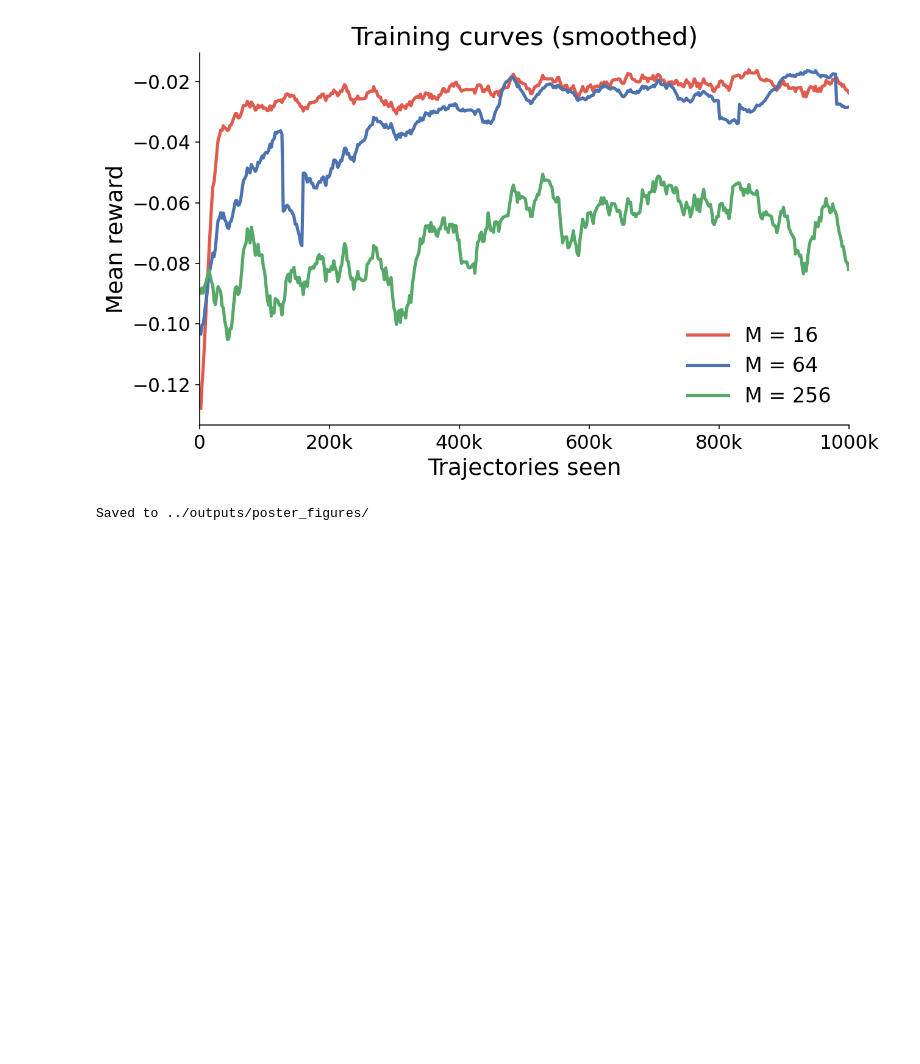
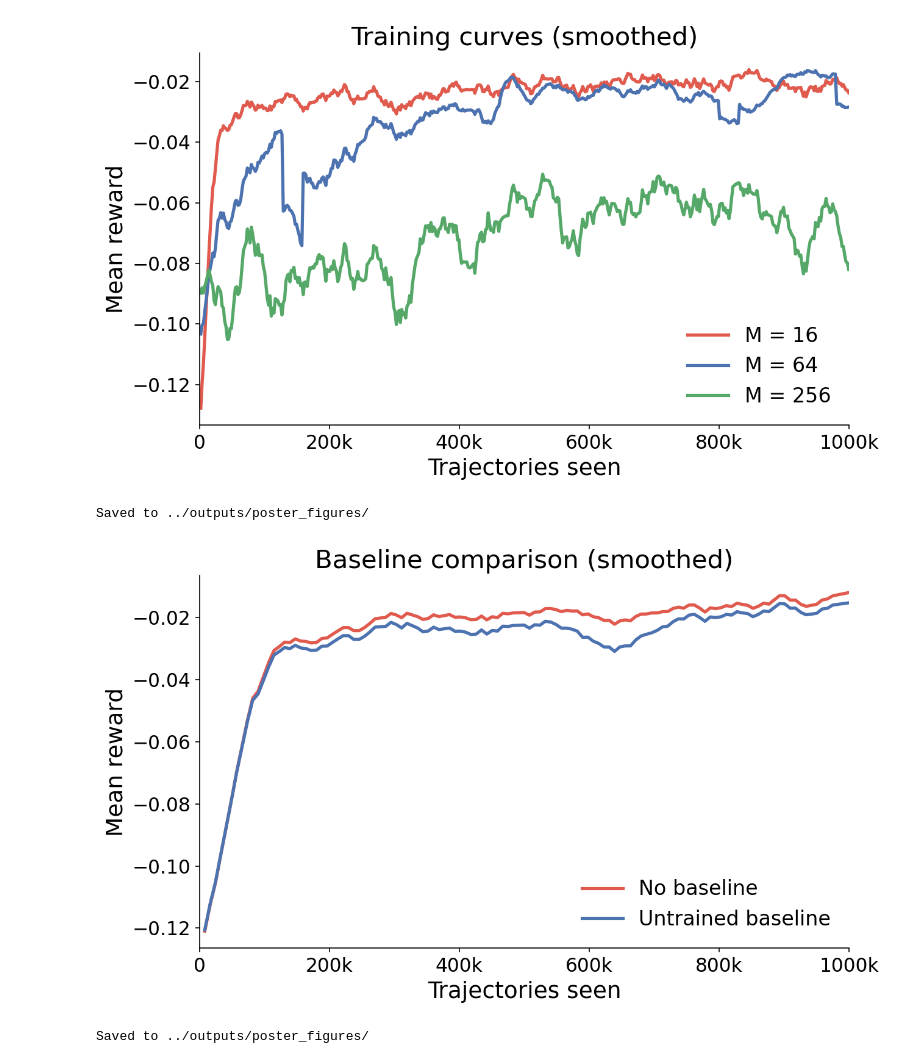
Before and after one commit to denizmsayin/rl-mesh-deformation, a Jupyter notebook: notebooks/poster_plots.ipynb, the cells around one changed output. Cells and saved outputs as stored; diff of their text form; code cells hidden in the pictures; blank space fills up the shorter version.

Commit message:
part of baseline comparison

```diff
--- a/notebooks/poster_plots.ipynb
+++ b/notebooks/poster_plots.ipynb
@@ -74,3 +74,40 @@ print(f'Saved to {OUT}/')
 # %% [output]
 [figure]
 Saved to ../outputs/poster_figures/
+# %%
+baseline_runs = {
+    'No baseline':        BASE / 'baseline_none'       / 'train_log.csv',
+    'Untrained baseline': BASE / 'baseline_randominit' / 'train_log.csv',
+}
+baseline_dfs = {label: pd.read_csv(path) for label, path in baseline_runs.items()}
+
+fig, ax = plt.subplots(figsize=(9, 5.5))
+
+for (label, df), color in zip(baseline_dfs.items(), COLORS):
+    df = df[df['traj'] <= TOTAL_TRAJ]
+    traj   = df['traj'].values
+    r_mean = df['reward_mean'].values
+    r_std  = df['reward_std'].values
+
+    s_mean = smooth(r_mean)
+    s_std  = smooth(r_std)
+
+    ax.plot(traj, s_mean, color=color, label=label)
+
+ax.set_xlabel('Trajectories seen')
+ax.set_ylabel('Mean reward')
+ax.set_title('Baseline comparison (smoothed)')
+ax.set_xlim(0, TOTAL_TRAJ)
+ax.legend(frameon=False)
+ax.xaxis.set_major_formatter(ticker.FuncFormatter(
+    lambda x, _: f'{int(x/1000)}k' if x > 0 else '0'
+))
+
+fig.tight_layout()
+fig.savefig(OUT / 'poster_baseline_curves.pdf', bbox_inches='tight')
+fig.savefig(OUT / 'poster_baseline_curves.png', bbox_inches='tight', dpi=300)
+plt.show()
+print(f'Saved to {OUT}/')
+# %% [output]
+[figure, added]
+Saved to ../outputs/poster_figures/
```
